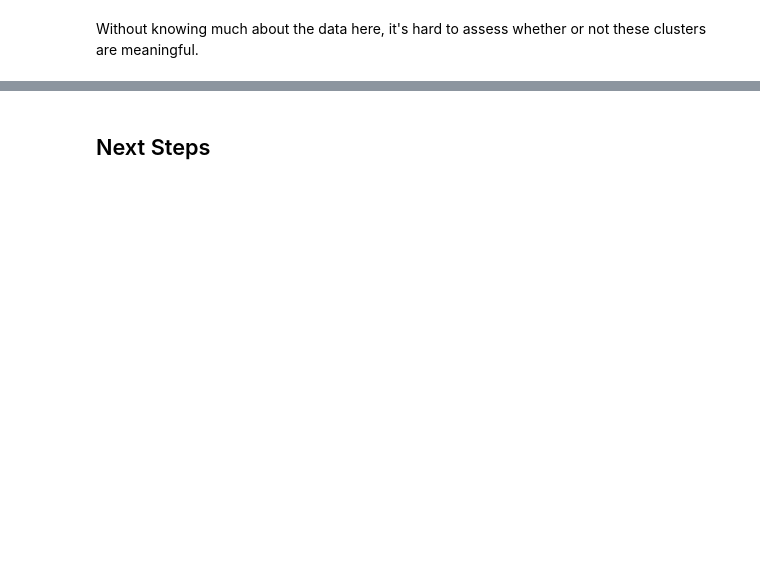
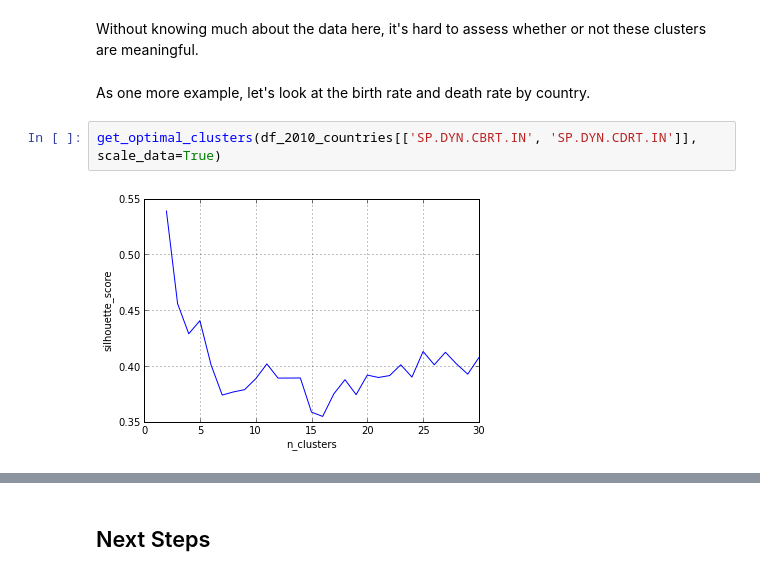
Before and after one commit to dennisobrien/GeneralAssemblyDataScience2013, a Jupyter notebook: HomeworkAssignment_05/ClusteringHealth.ipynb, the cells around one changed output, grey strips where cells are left out. Saved outputs shown, nothing was run; the diff lists cells and outputs as text; blank space fills up the shorter version.

```diff
--- a/HomeworkAssignment_05/ClusteringHealth.ipynb
+++ b/HomeworkAssignment_05/ClusteringHealth.ipynb
@@ -284,2 +329,8 @@ fig = cluster_kmeans(df_2010_countries[['SH.MED.PHYS.ZS', 'SH.XPD.OOPC.TO.ZS']],
 # %% [markdown]
 Without knowing much about the data here, it's hard to assess whether or not these clusters are meaningful.
+# %% [markdown]
+As one more example, let's look at the birth rate and death rate by country.
+# %%
+get_optimal_clusters(df_2010_countries[['SP.DYN.CBRT.IN', 'SP.DYN.CDRT.IN']], scale_data=True)
+# %% [output]
+[figure, added]
```
Also changed, not shown: parts of 12 cells of this notebook, 1 other file.
